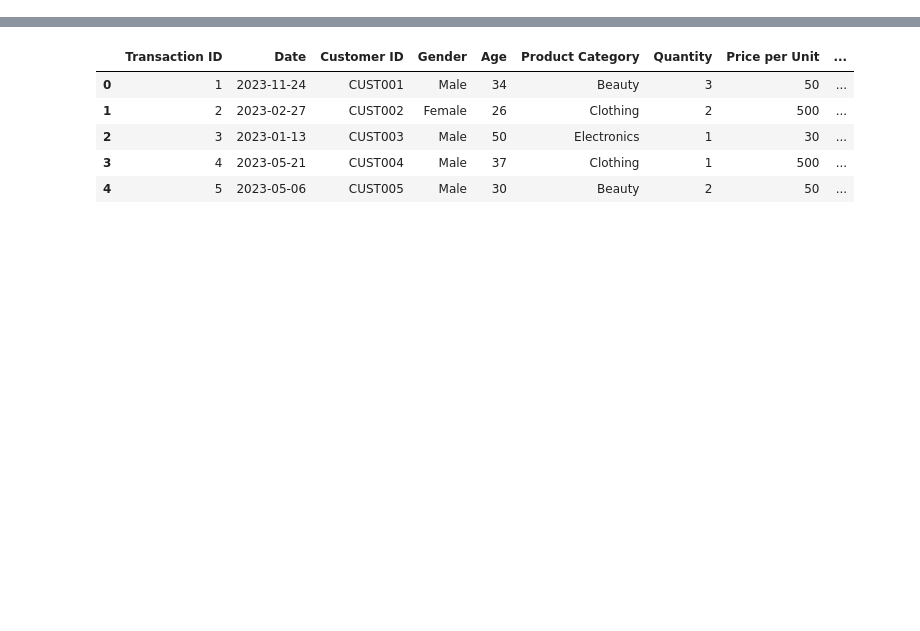
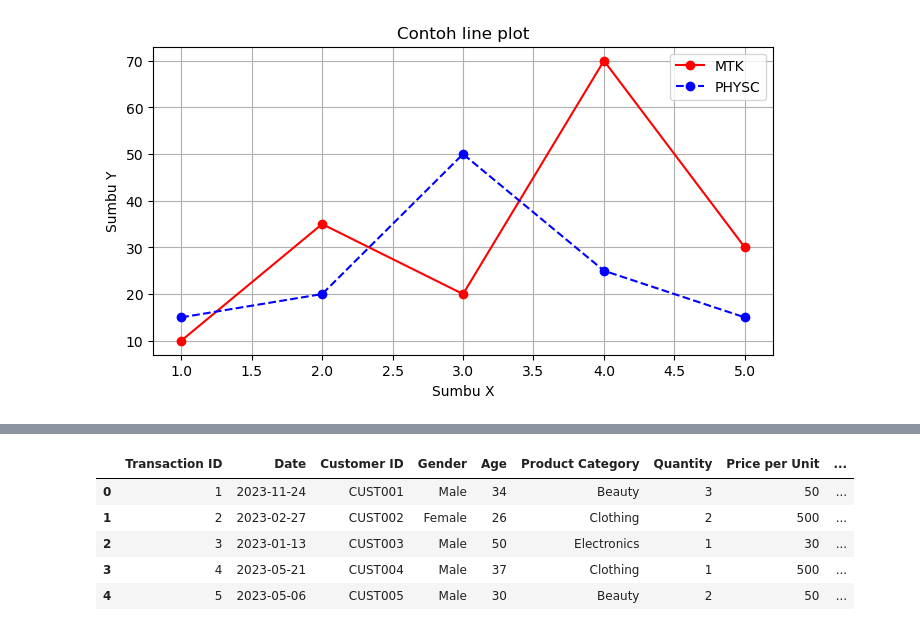
Before and after one commit to gedetanok/kelasbagus3-deep-understanding-of-machine-learning, a Jupyter notebook: Week 2/matplotlib.ipynb, the cells around one changed output, grey strips where cells are left out. Drawn from its saved outputs; the diff is of its cells as text; code cells hidden in the pictures; blank space fills up the shorter version.

```diff
--- a/Week 2/matplotlib.ipynb
+++ b/Week 2/matplotlib.ipynb
@@ -3,0 +47,22 @@ import matplotlib.pyplot as plt
+# %%
+x = [1, 2, 3, 4, 5]
+y2 = [15, 20, 50, 25, 15]
+y = [10, 35, 20, 70, 30]
+
+plt.figure(figsize=(8, 4))
+# plt.plot()
+plt.plot(x, y, marker='o', color='red', linestyle='-', label='MTK')
+# plt.fill(x, y, color='skyblue', alpha=0.1, label='Area Terarsir')
+plt.plot(x, y2, marker='o', color='blue', linestyle='--', label='PHYSC')
+
+# detail element
+plt.title('Contoh line plot')
+plt.xlabel('Sumbu X')
+plt.ylabel('Sumbu Y')
+plt.grid(True)
+plt.legend()
+# plt.savefig('')
+
+plt.show()
+# %% [output]
+[figure, added]
```
Also changed, not shown: parts of 83 cells of this notebook, 2 other files.
